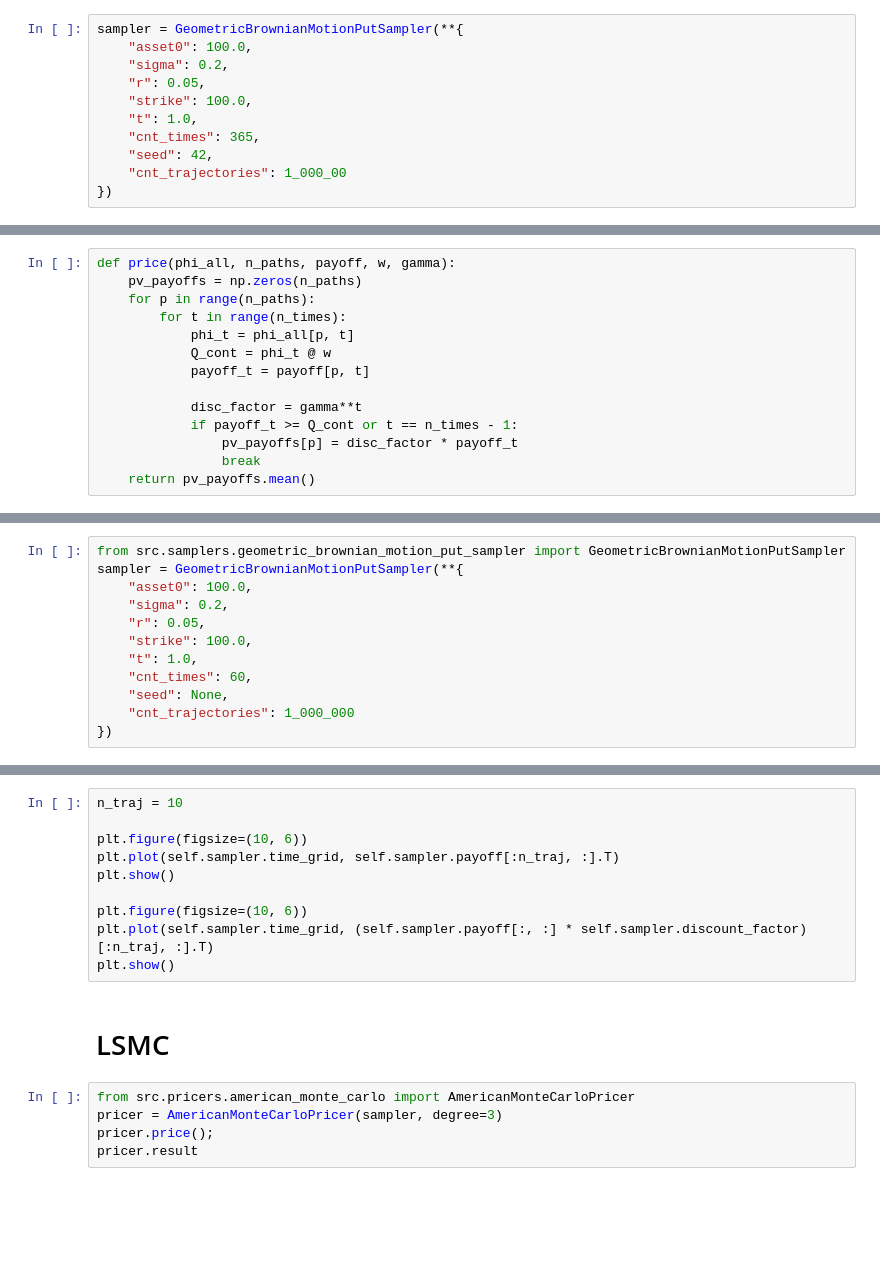
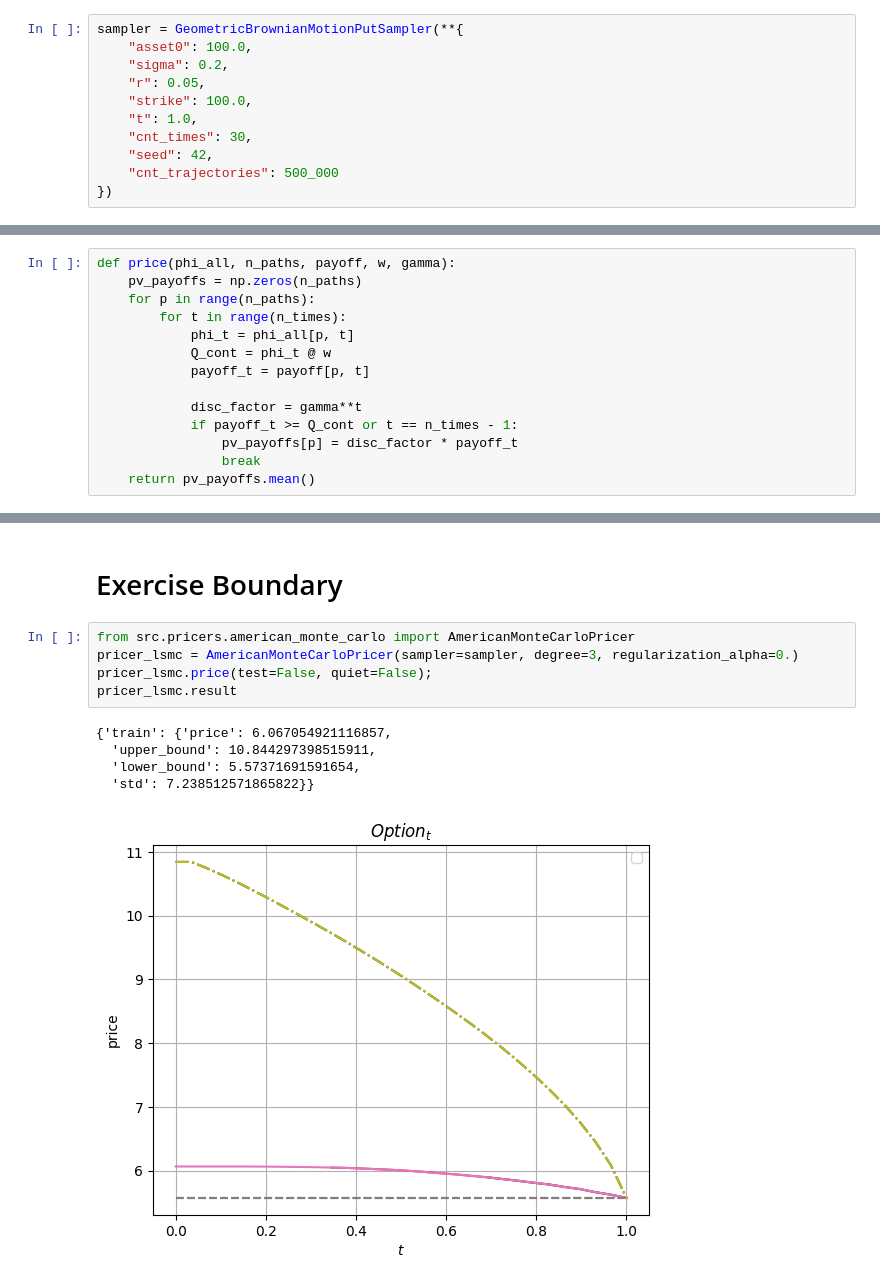
Before and after one commit to v0r0bi0v/AmericanOptionsPricingApproaches, a Jupyter notebook: notebooks/LSPI_book.ipynb, the cells around one changed output, grey strips where cells are left out. Saved outputs shown, nothing was run; the diff lists cells and outputs as text; blank space fills up the shorter version.

```diff
--- a/notebooks/LSPI_book.ipynb
+++ b/notebooks/LSPI_book.ipynb
@@ -21,9 +22,9 @@ sampler = GeometricBrownianMotionPutSampler(**{
     "r": 0.05,
     "strike": 100.0,
     "t": 1.0,
-    "cnt_times": 365,
+    "cnt_times": 30,
     "seed": 42,
-    "cnt_trajectories": 1_000_00
+    "cnt_trajectories": 500_000
 })
 # %%
 pricer = LSPIPricer(sampler=sampler, **{
@@ -213,12 +178,0 @@ import matplotlib.pyplot as plt
-# %%
-from src.samplers.geometric_brownian_motion_put_sampler import GeometricBrownianMotionPutSampler
-sampler = GeometricBrownianMotionPutSampler(**{
-    "asset0": 100.0,
-    "sigma": 0.2,
-    "r": 0.05,
-    "strike": 100.0,
-    "t": 1.0,
-    "cnt_times": 60,
-    "seed": None,
-    "cnt_trajectories": 1_000_000
-})
@@ -414,17 +179,13 @@ mean
-# %%
-n_traj = 10
-
-plt.figure(figsize=(10, 6))
-plt.plot(self.sampler.time_grid, self.sampler.payoff[:n_traj, :].T)
-plt.show()
-
-plt.figure(figsize=(10, 6))
-plt.plot(self.sampler.time_grid, (self.sampler.payoff[:, :] * self.sampler.discount_factor)[:n_traj, :].T)
-plt.show()
-# %% [markdown]
-# LSMC
+# %% [markdown]
+# Exercise Boundary
 # %%
 from src.pricers.american_monte_carlo import AmericanMonteCarloPricer
-pricer = AmericanMonteCarloPricer(sampler, degree=3)
-pricer.price();
-pricer.result
+pricer_lsmc = AmericanMonteCarloPricer(sampler=sampler, degree=3, regularization_alpha=0.)
+pricer_lsmc.price(test=False, quiet=False);
+pricer_lsmc.result
+# %% [output]
+{'train': {'price': 6.067054921116857,
+  'upper_bound': 10.844297398515911,
+  'lower_bound': 5.57371691591654,
+  'std': 7.238512571865822}}
+[figure, added]
```
Also changed, not shown: parts of 37 cells of this notebook, 9 other files.
